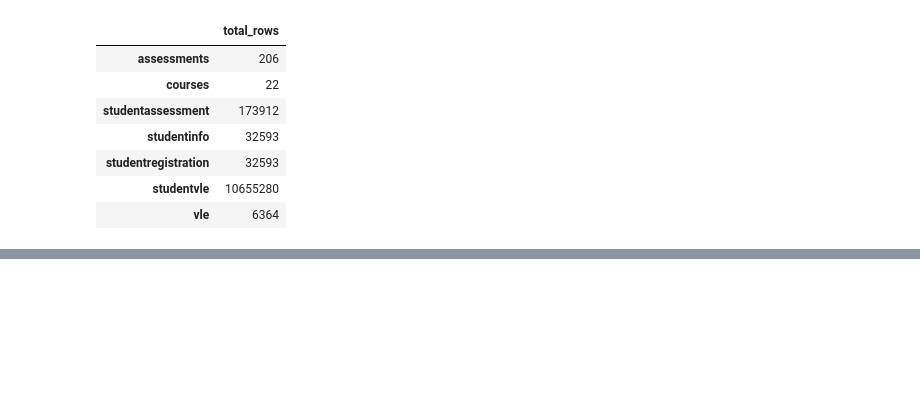
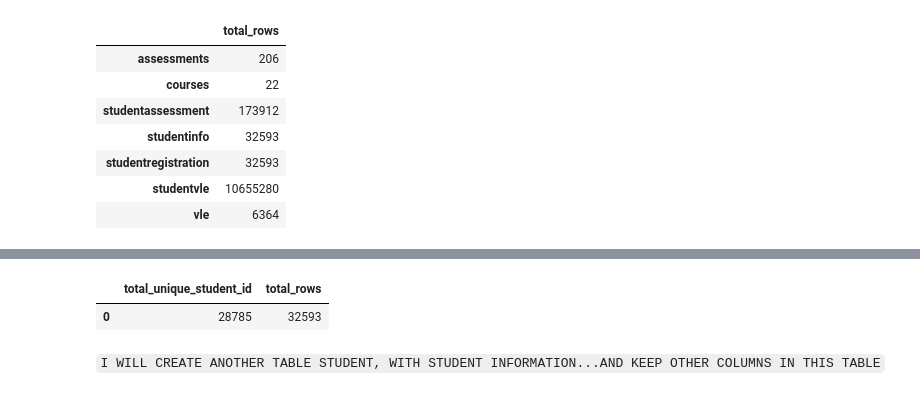
Before and after one commit to IamRaNo/Portfolio-Projects-Repository, a Jupyter notebook: Open University Dataset/Solutions/understanding_the_data.ipynb, the cells around one changed output, grey strips where cells are left out. Saved outputs shown, nothing was run; the diff lists cells and outputs as text; code cells hidden in the pictures; blank space fills up the shorter version.

```diff
--- a/Open University Dataset/Solutions/understanding_the_data.ipynb
+++ b/Open University Dataset/Solutions/understanding_the_data.ipynb
@@ -113,0 +185,7 @@ pd.DataFrame.from_dict(df,orient='index',columns=['total_rows'])
+# %%
+sql('select count(distinct id_student) as total_unique_student_id,count(*) as total_rows from studentinfo')
+# %% [output]
+|  | total_unique_student_id | total_rows |
+| 0 | 28785 | 32593 |
+# %% [markdown]
+`I WILL CREATE ANOTHER TABLE STUDENT, WITH STUDENT INFORMATION...AND KEEP OTHER COLUMNS IN THIS TABLE`
```
Also changed, not shown: parts of 23 cells of this notebook.
